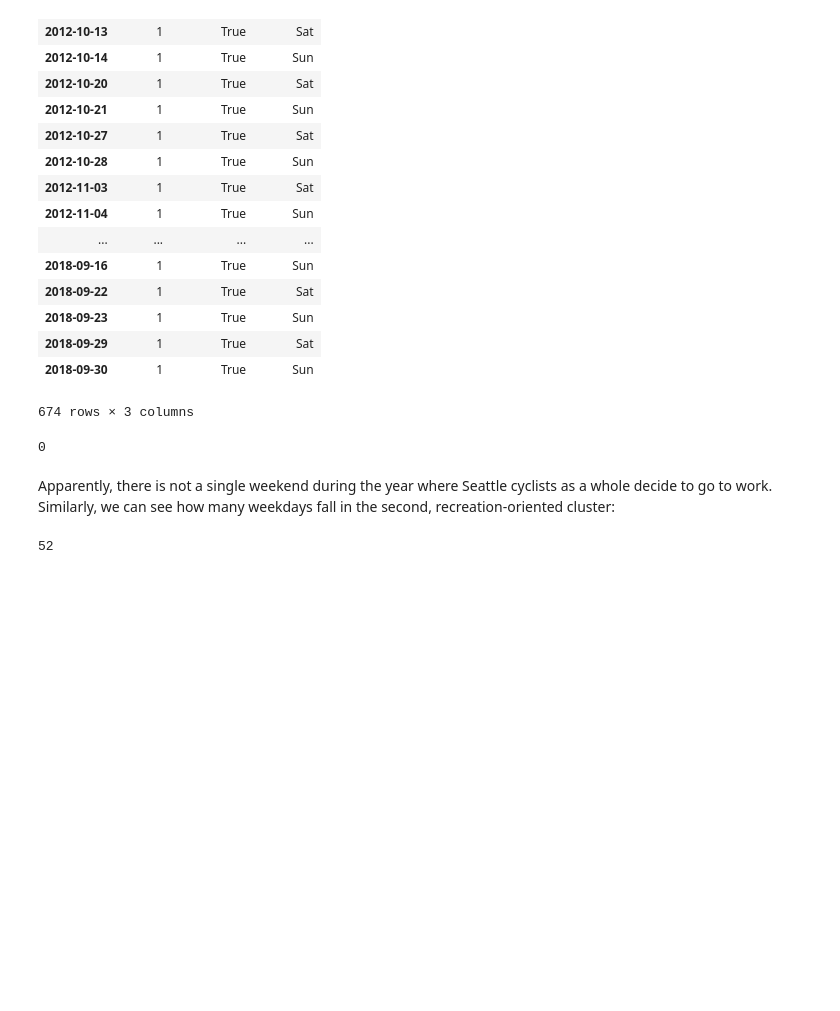
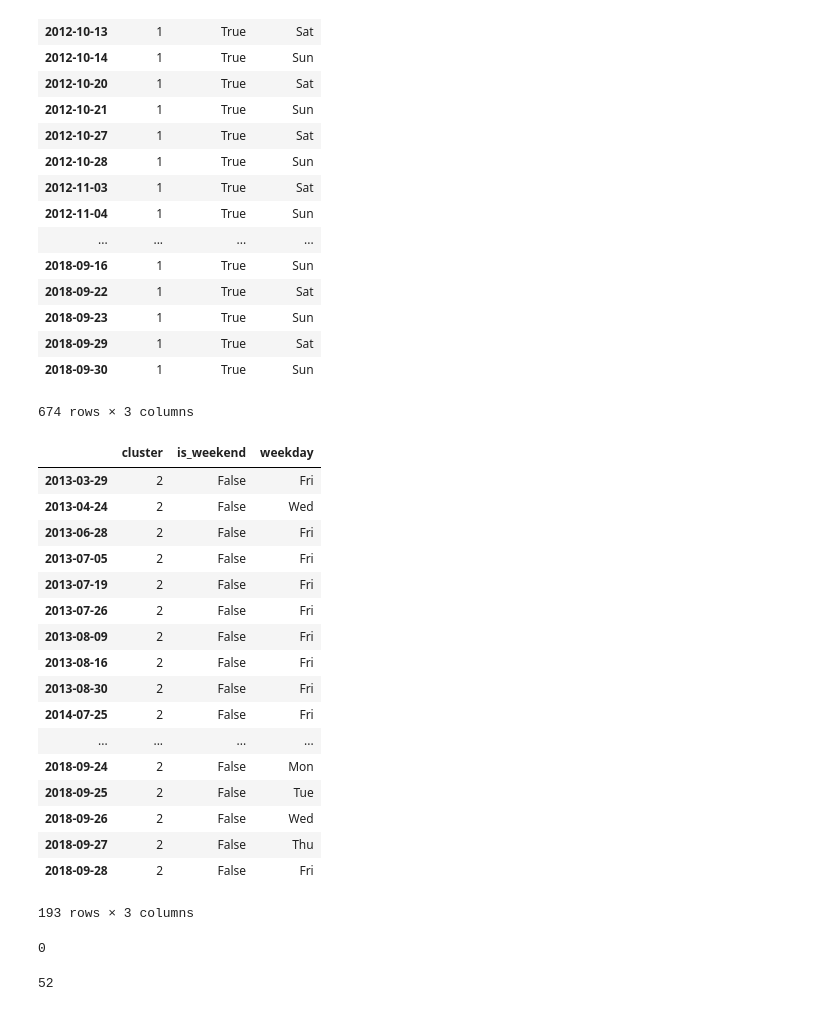
Before and after one commit to JulianQuach/ML-HW-LuongQuach, a Jupyter notebook: week11/SeattleBike1.ipynb, the cells around one changed output. Cells and saved outputs as stored; diff of their text form; code cells hidden in the pictures; blank space fills up the shorter version.

```diff
--- a/week11/SeattleBike1.ipynb
+++ b/week11/SeattleBike1.ipynb
@@ -445,13 +327,32 @@ results[results["cluster"]==1]
 | 2018-09-29 | 1 | True | Sat |
 | 2018-09-30 | 1 | True | Sun |
 674 rows × 3 columns
+# %%
+results[results["cluster"]==2]
+# %% [output]
+|  | cluster | is_weekend | weekday |
+| 2013-03-29 | 2 | False | Fri |
+| 2013-04-24 | 2 | False | Wed |
+| 2013-06-28 | 2 | False | Fri |
+| 2013-07-05 | 2 | False | Fri |
+| 2013-07-19 | 2 | False | Fri |
+| 2013-07-26 | 2 | False | Fri |
+| 2013-08-09 | 2 | False | Fri |
+| 2013-08-16 | 2 | False | Fri |
+| 2013-08-30 | 2 | False | Fri |
+| 2014-07-25 | 2 | False | Fri |
+| ... | ... | ... | ... |
+| 2018-09-24 | 2 | False | Mon |
+| 2018-09-25 | 2 | False | Tue |
+| 2018-09-26 | 2 | False | Wed |
+| 2018-09-27 | 2 | False | Thu |
+| 2018-09-28 | 2 | False | Fri |
+193 rows × 3 columns
 # %%
 weekend_workdays = results.query('cluster == 0 and is_weekend')
 len(weekend_workdays)
 # %% [output]
 0
-# %% [markdown]
-Apparently, there is not a single weekend during the year where Seattle cyclists as a whole decide to go to work.  Similarly, we can see how many weekdays fall in the second, recreation-oriented cluster:
 # %%
 midweek_holidays = results.query('cluster == 1 and not is_weekend')
 len(midweek_holidays)
```
Also changed, not shown: parts of 34 cells of this notebook.
